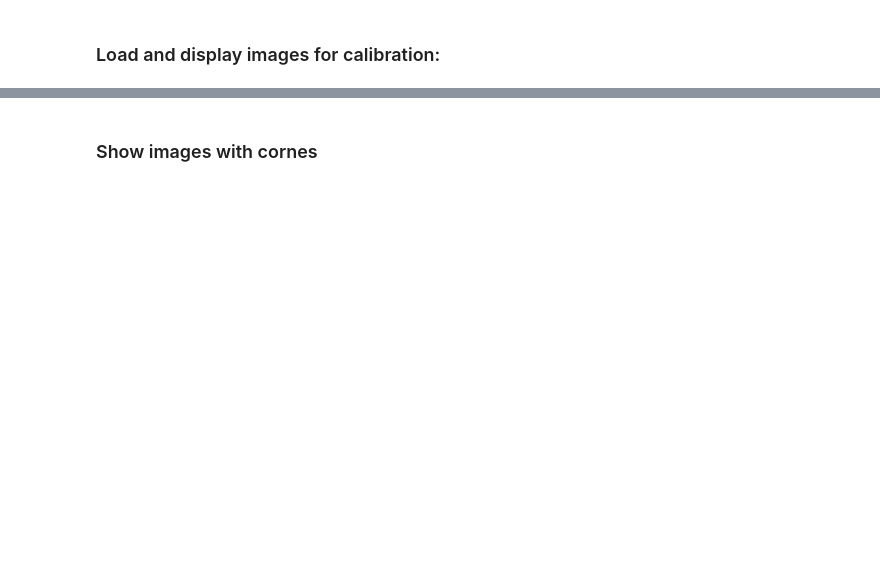
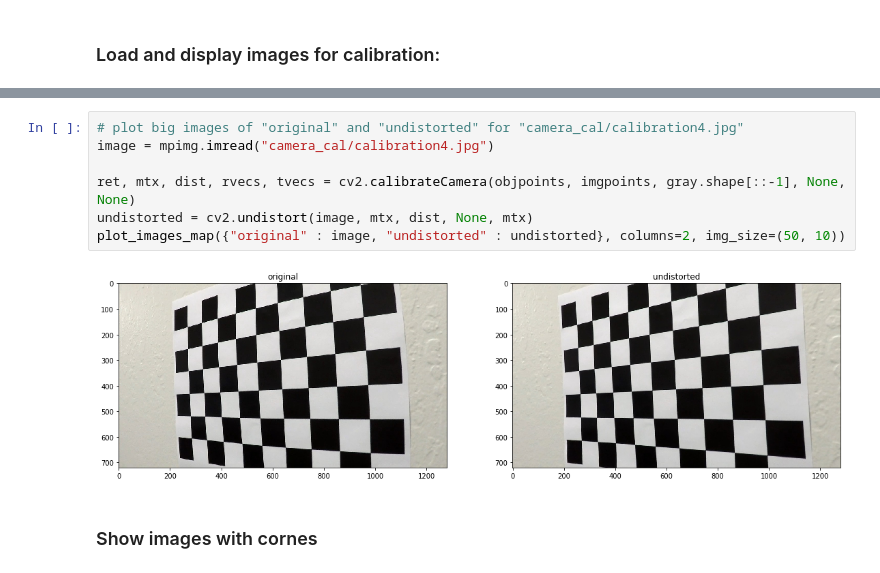
Before and after one commit to andriikushch/CarND-Advanced-Lane-Lines, a Jupyter notebook: P2.ipynb, the cells around one changed output, grey strips where cells are left out. Saved outputs shown, nothing was run; the diff lists cells and outputs as text; blank space fills up the shorter version.

```diff
--- a/P2.ipynb
+++ b/P2.ipynb
@@ -84,2 +152,11 @@ found  17 image(s) with corners in  20 images
+# %%
+# plot big images of "original" and "undistorted" for "camera_cal/calibration4.jpg"
+image = mpimg.imread("camera_cal/calibration4.jpg")
+
+ret, mtx, dist, rvecs, tvecs = cv2.calibrateCamera(objpoints, imgpoints, gray.shape[::-1], None, None)
+undistorted = cv2.undistort(image, mtx, dist, None, mtx)
+plot_images_map({"original" : image, "undistorted" : undistorted}, columns=2, img_size=(50, 10))
+# %% [output]
+[figure, added]
 # %% [markdown]
 ### Show images with cornes
```
Also changed, not shown: parts of 11 cells of this notebook.
